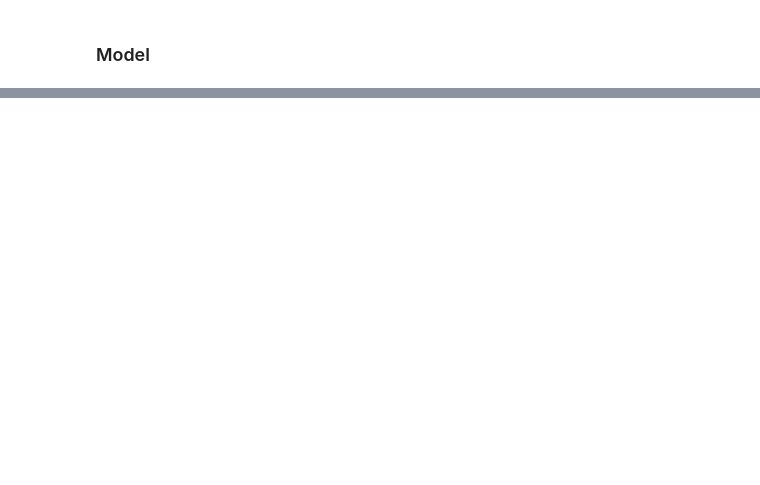
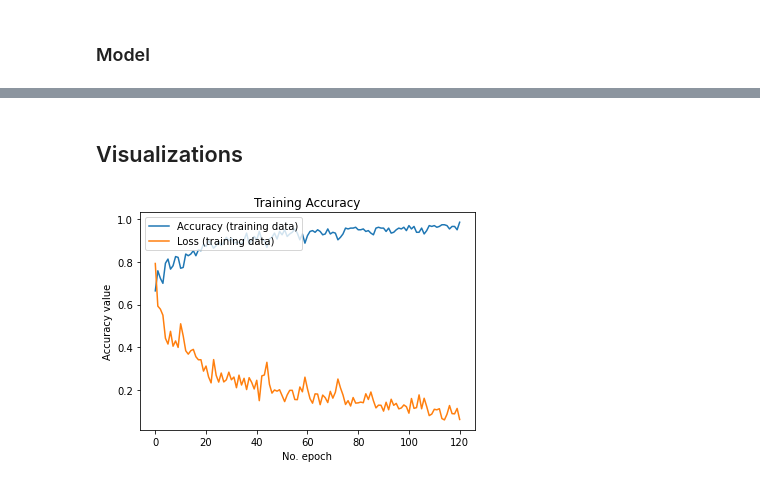
Before and after one commit to OmdenaAI/omdena-pakistan-covid-analysis, a Jupyter notebook: COVID19-Xray-Analysis/01 - COVID19 Xray Images Prediction Using CNN.ipynb, the cells around one changed output, grey strips where cells are left out. Saved outputs shown, nothing was run; the diff lists cells and outputs as text; code cells hidden in the pictures; blank space fills up the shorter version.

Commit message:
Adding more layers and increasing epochs to improve accuracies

```diff
--- a/COVID19-Xray-Analysis/01 - COVID19 Xray Images Prediction Using CNN.ipynb
+++ b/COVID19-Xray-Analysis/01 - COVID19 Xray Images Prediction Using CNN.ipynb
@@ -10,5 +9,15 @@ from glob import glob
 import tensorflow as tf
 from tensorflow.keras.preprocessing.image import ImageDataGenerator
+# %%
+image_width = 299
+image_height = 299
+num_color_channels = 1
+
+classes = ["COVID", "Normal"]
+num_classes = len(classes)
+
+epochs = 200
+batch_size = 32
 # %% [markdown]
 ### Dataset
 # %%
@@ -22,3 +61,11 @@ Found 13814 images belonging to 2 classes.
+# %%
+# Callbacks
+class MyCallback(tf.keras.callbacks.Callback):
+
+    def on_epoch_end(self, epoch, logs={}):
+        print(logs.get('accuracy'))
+        if(logs.get('accuracy') > 0.98):
+            self.model.stop_training = True
 # %%
 # create model
 model = tf.keras.Sequential([
@@ -28,13 +75,21 @@ model = tf.keras.Sequential([
         tf.keras.layers.MaxPooling2D(2, 2),
         tf.keras.layers.Conv2D(64, (3, 3), activation='relu'),
         tf.keras.layers.MaxPooling2D(2, 2),
+        tf.keras.layers.Conv2D(128, (3, 3), activation='relu'),
+        tf.keras.layers.MaxPooling2D(2, 2),
         tf.keras.layers.Flatten(),
         tf.keras.layers.Dense(units=512, activation='relu'),
         tf.keras.layers.Dense(units=1, activation='sigmoid')])
 
-model.compile(optimizer='adam', loss='binary_crossentropy', metrics=['accuracy'])
+model.compile(optimizer=Adam(learning_rate=0.001), loss='binary_crossentropy', metrics=['accuracy'])
 
 model.summary()
 
-model.fit(train_gen, steps_per_epoch=8, epochs=12)
+history = model.fit(train_gen,
+          steps_per_epoch=8,
+          epochs=epochs,
+          verbose=2,
+          validation_data=validation_gen,
+          validation_steps=8,
+          callbacks=[MyCallback()])
 # %% [output]
@@ -57,0 +148,13 @@ Epoch 12/12
+# %% [markdown]
+## Visualizations
+# %%
+# Plot history
+plt.plot(history.history['accuracy'], label='Accuracy (training data)')
+plt.plot(history.history['loss'], label='Loss (training data)')
+plt.title('Training Accuracy')
+plt.ylabel('Accuracy value')
+plt.xlabel('No. epoch')
+plt.legend(loc="upper left")
+plt.show()
+# %% [output]
+[figure, added]
```
Also changed, not shown: parts of 10 cells of this notebook.
